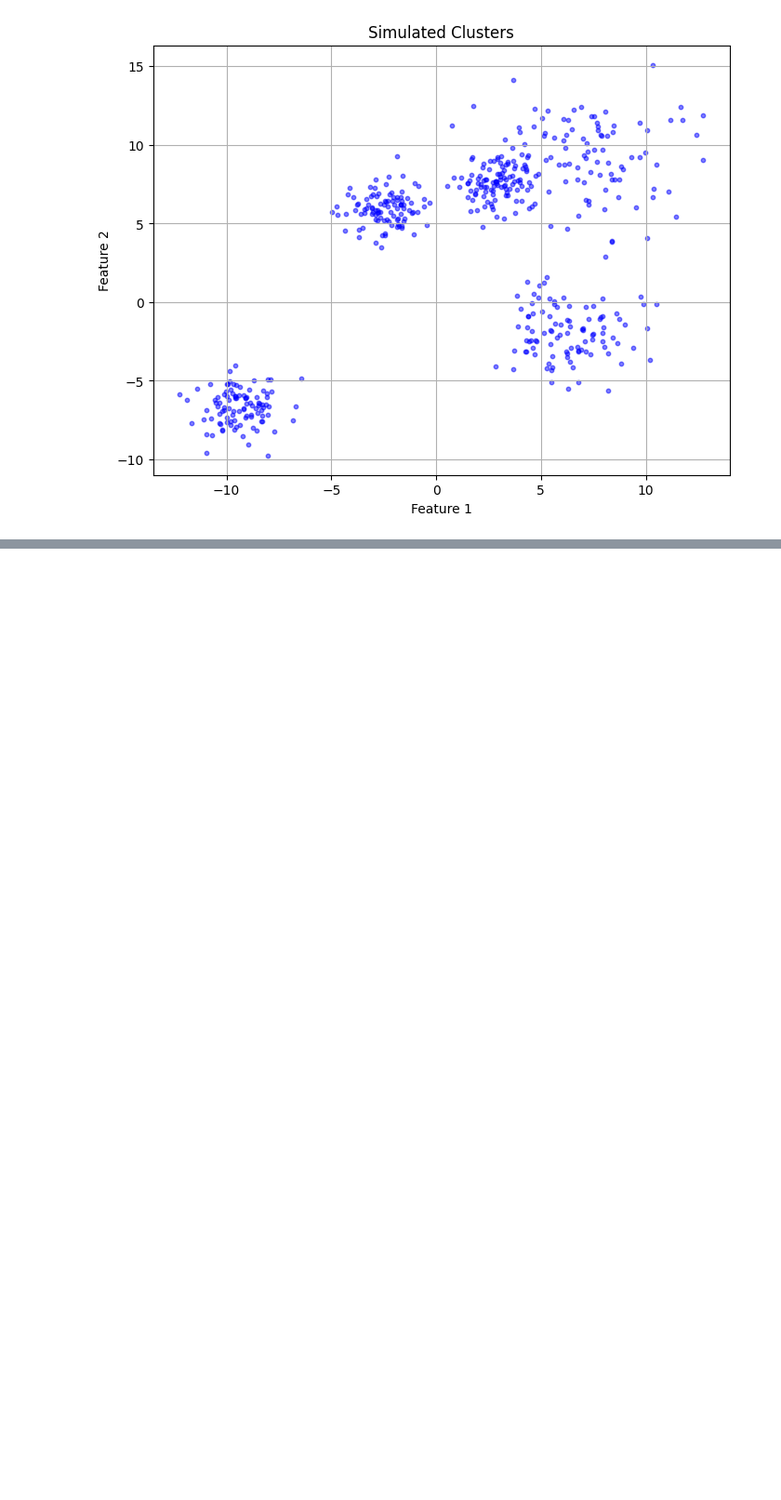
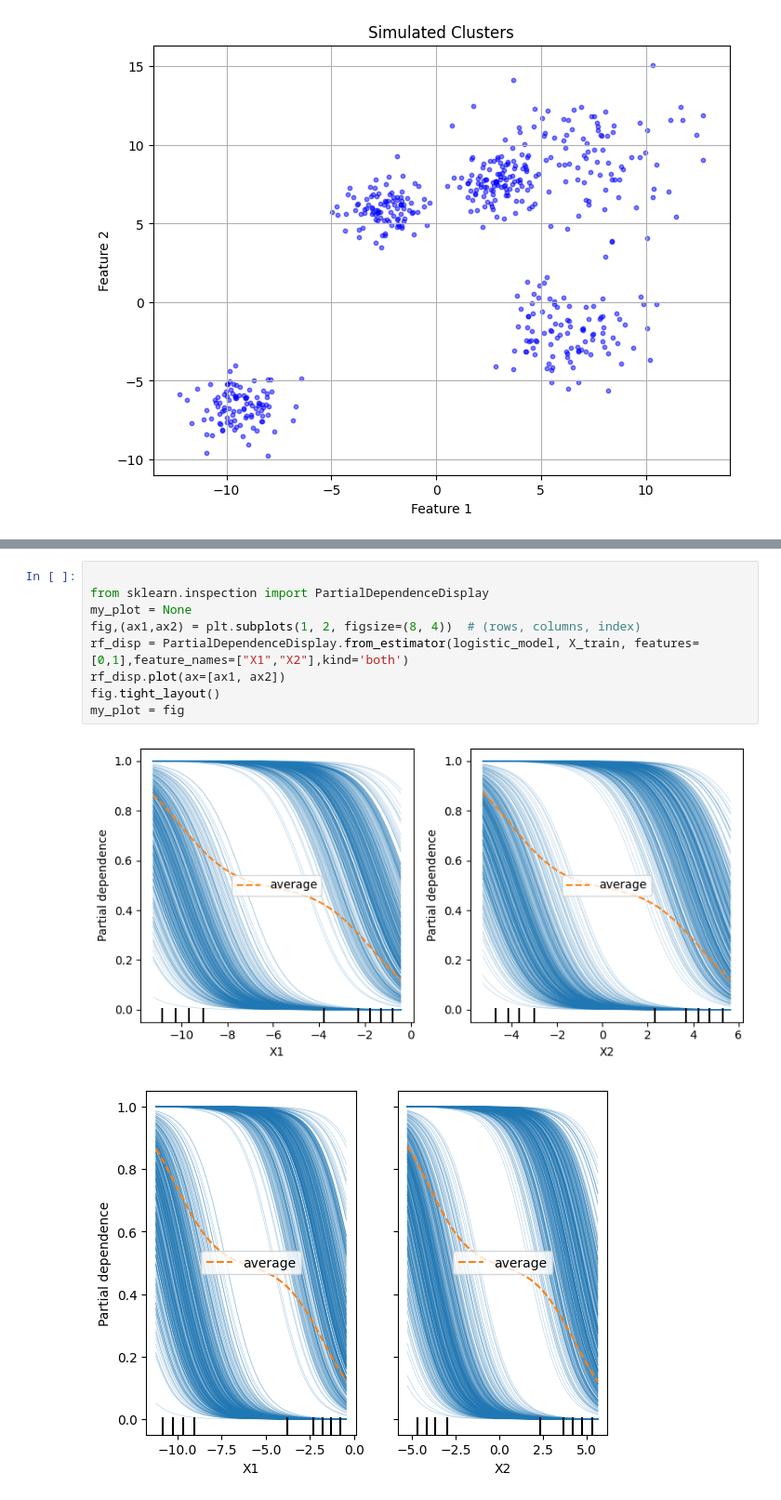
Before and after one commit to Versus-91/blackboxofmachinelearning, a Jupyter notebook: a.ipynb, the cells around one changed output, grey strips where cells are left out. Shown at 93% size. Cells and saved outputs as stored; diff of their text form; blank space fills up the shorter version.

```diff
--- a/a.ipynb
+++ b/a.ipynb
@@ -389,0 +490,12 @@ plt.show()
+# %%
+
+from sklearn.inspection import PartialDependenceDisplay
+my_plot = None
+fig,(ax1,ax2) = plt.subplots(1, 2, figsize=(8, 4))  # (rows, columns, index)
+rf_disp = PartialDependenceDisplay.from_estimator(logistic_model, X_train, features=[0,1],feature_names=["X1","X2"],kind='both')
+rf_disp.plot(ax=[ax1, ax2])
+fig.tight_layout()
+my_plot = fig
+# %% [output]
+[figure, added]
+[figure, added]
```
Also changed, not shown: parts of 7 cells of this notebook.
